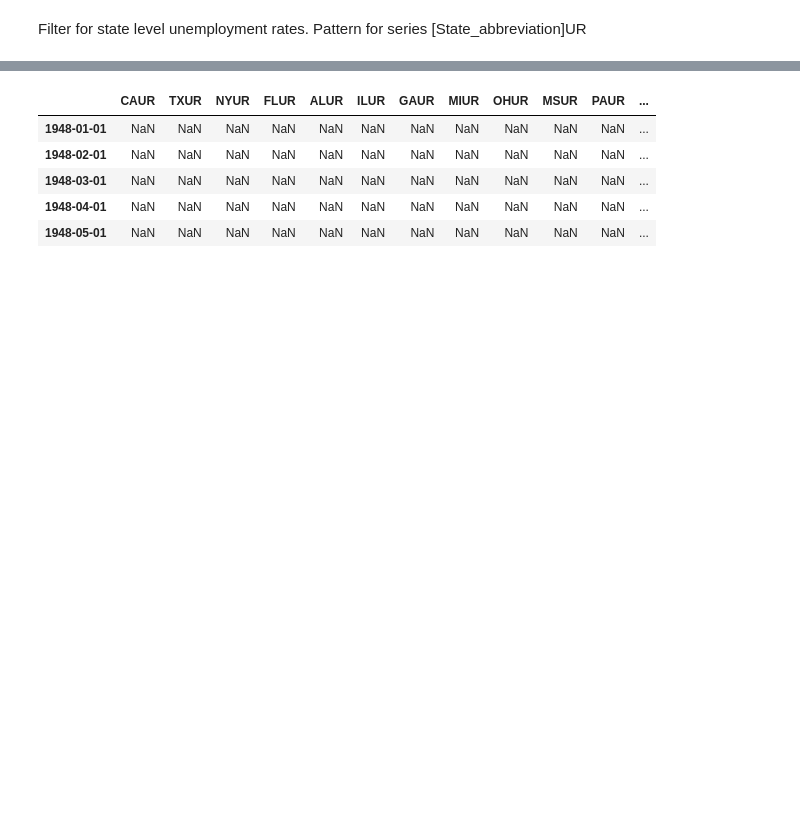
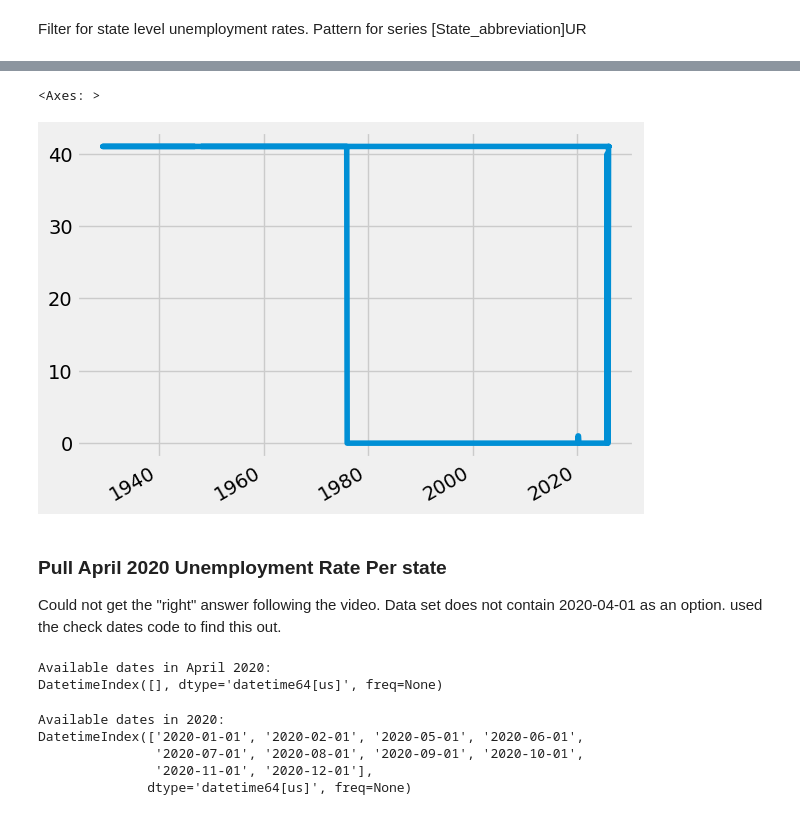
Before and after one commit to argearhart/Economic_Analysis_Panadas, a Jupyter notebook: Economic_Analysis.ipynb, the cells around one changed output, grey strips where cells are left out. Saved outputs shown, nothing was run; the diff lists cells and outputs as text; code cells hidden in the pictures; blank space fills up the shorter version.

Commit message:
unemployment rates by states.  Look at May 2020.

```diff
--- a/Economic_Analysis.ipynb
+++ b/Economic_Analysis.ipynb
@@ -225,4 +239,7 @@ Filter for state level unemployment rates.  Pattern for series [State_abbreviati
 # %%
-state_cols = [c for c in uemp_results.columns if c.endswith("UR")]
-
-state_unemployment = uemp_results[state_cols]
+cols_to_drop = []
+for i in uemp_results:
+    if len(i) > 4:
+        cols_to_drop.append(i)
+uemp_results = uemp_results.drop(cols_to_drop, axis=1)
+uemp_results
@@ -229,9 +280,10 @@ state_unemployment = uemp_results[state_cols]
+# %%
+uemp_results.isna().sum(axis=1).plot()
+# %% [output]
+<Axes: >
+[figure, added]
 # %%
-state_unemployment.head()
+uemp_states = uemp_results.copy()  #.drop('UNRATE', axis=1)
+uemp_states = uemp_states.dropna()
+id_to_state = unemp_df['title'].str.replace('Unemployment Rate in ','').to_dict()
+uemp_states.columns = [id_to_state[c] for c in uemp_states.columns]
-# %% [output]
-|  | CAUR | TXUR | NYUR | FLUR | ALUR | ILUR | GAUR | MIUR | OHUR | MSUR | PAUR | ... |
-| 1948-01-01 | NaN | NaN | NaN | NaN | NaN | NaN | NaN | NaN | NaN | NaN | NaN | ... |
-| 1948-02-01 | NaN | NaN | NaN | NaN | NaN | NaN | NaN | NaN | NaN | NaN | NaN | ... |
-| 1948-03-01 | NaN | NaN | NaN | NaN | NaN | NaN | NaN | NaN | NaN | NaN | NaN | ... |
-| 1948-04-01 | NaN | NaN | NaN | NaN | NaN | NaN | NaN | NaN | NaN | NaN | NaN | ... |
-| 1948-05-01 | NaN | NaN | NaN | NaN | NaN | NaN | NaN | NaN | NaN | NaN | NaN | ... |
@@ -237,0 +293,22 @@ state_unemployment.head()
+# %% [markdown]
+### Pull April 2020 Unemployment Rate Per state
+Could not get the "right" answer following the video.  Data set does not contain 2020-04-01 as an option.  used the check dates code to find this out.
+# %%
+# Check dates around April 2020
+april_2020 = uemp_states.loc['2020-04':'2020-04']
+print("Available dates in April 2020:")
+print(april_2020.index)
+# %% [output]
+Available dates in April 2020:
+DatetimeIndex([], dtype='datetime64[us]', freq=None)
+# %%
+# Check all 2020 dates
+dates_2020 = uemp_states.loc['2020':'2020']
+print("Available dates in 2020:")
+print(dates_2020.index)
+# %% [output]
+Available dates in 2020:
+DatetimeIndex(['2020-01-01', '2020-02-01', '2020-05-01', '2020-06-01',
+               '2020-07-01', '2020-08-01', '2020-09-01', '2020-10-01',
+               '2020-11-01', '2020-12-01'],
+              dtype='datetime64[us]', freq=None)
```
Also changed, not shown: parts of 11 cells of this notebook.
